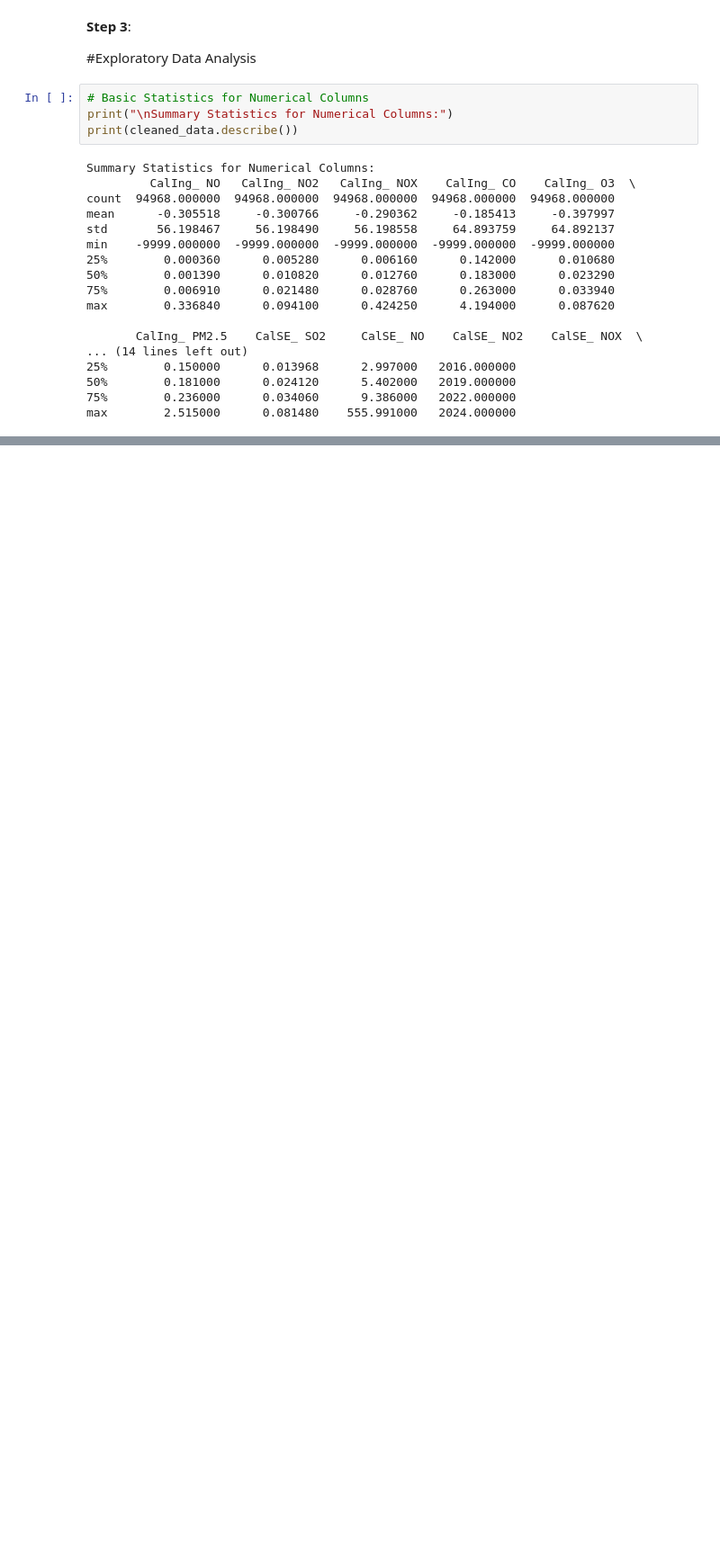
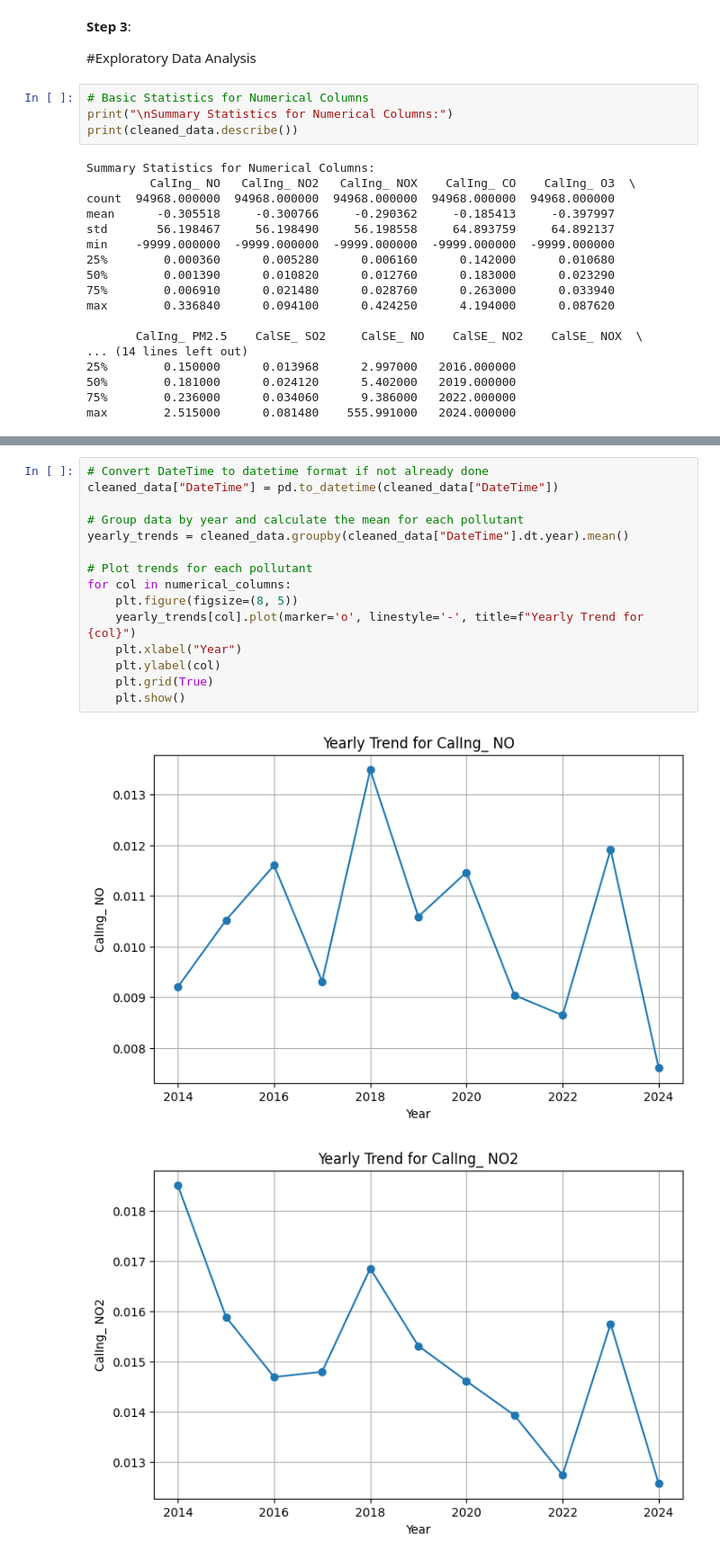
Before and after one commit to Tundebademosi/engg680_2024_fall, a Jupyter notebook: Group_18_Project/Air_quality_analysis.ipynb, the cells around one changed output, grey strips where cells are left out. Shown at 90% size. Cells and saved outputs as stored; diff of their text form; blank space fills up the shorter version.

Commit message:
Completing group 18 air quality project

```diff
--- a/Group_18_Project/Air_quality_analysis.ipynb
+++ b/Group_18_Project/Air_quality_analysis.ipynb
@@ -290,0 +399,18 @@ for col in numerical_columns:
+# %%
+# Convert DateTime to datetime format if not already done
+cleaned_data["DateTime"] = pd.to_datetime(cleaned_data["DateTime"])
+
+# Group data by year and calculate the mean for each pollutant
+yearly_trends = cleaned_data.groupby(cleaned_data["DateTime"].dt.year).mean()
+
+# Plot trends for each pollutant
+for col in numerical_columns:
+    plt.figure(figsize=(8, 5))
+    yearly_trends[col].plot(marker='o', linestyle='-', title=f"Yearly Trend for {col}")
+    plt.xlabel("Year")
+    plt.ylabel(col)
+    plt.grid(True)
+    plt.show()
+# %% [output]
+[figure, added]
+[figure, added]
```
Also changed, not shown: parts of 26 cells of this notebook, 2 other files.
